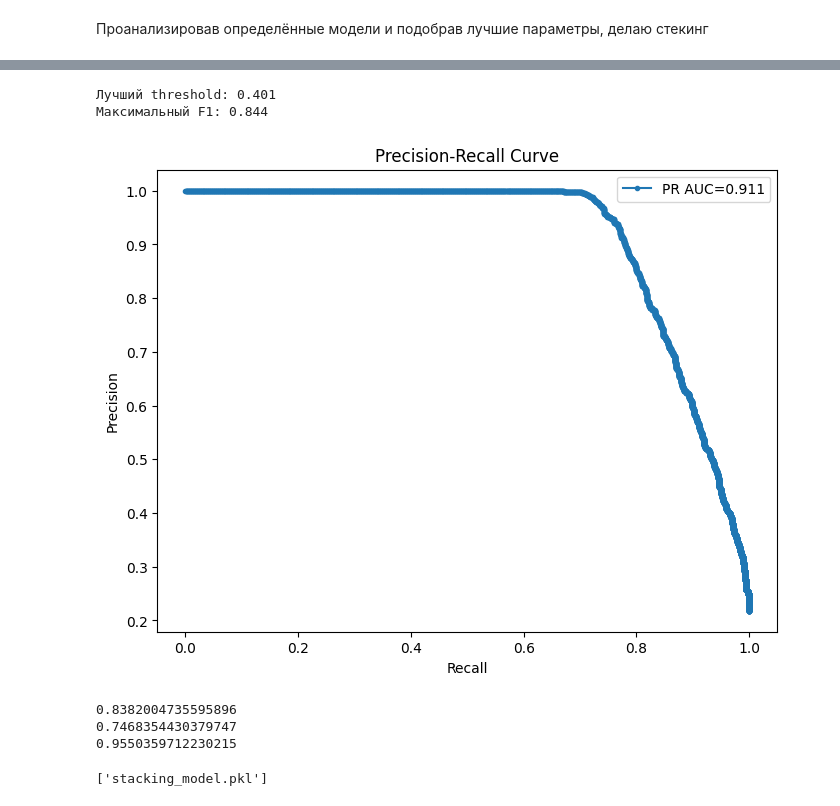
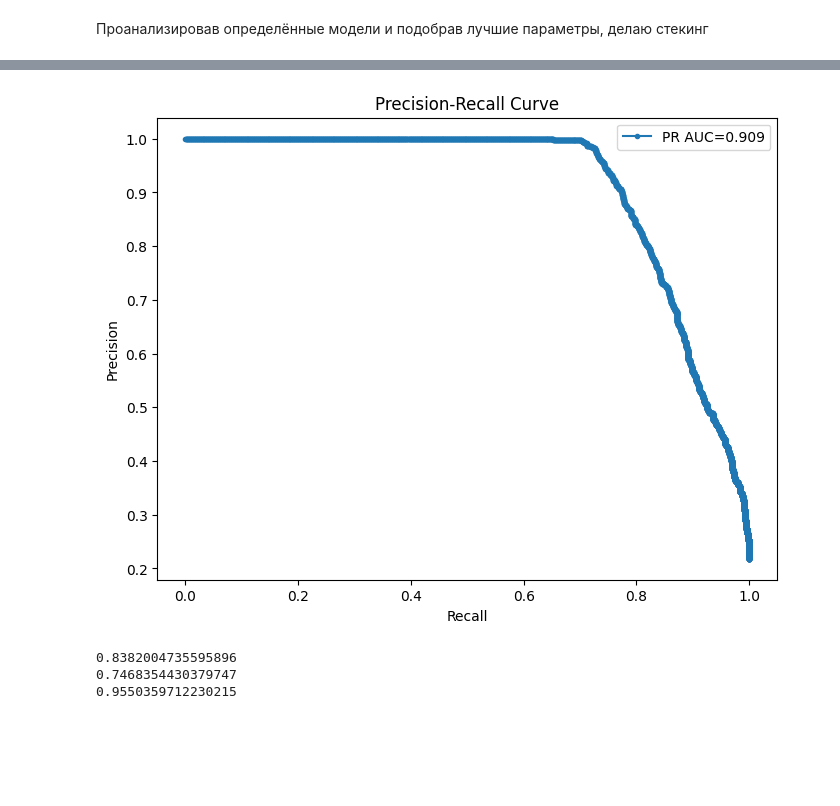
Before and after one commit to lakum48/Credit_scoring, a Jupyter notebook: model_training/training.ipynb, the cells around one changed output, grey strips where cells are left out. Saved outputs shown, nothing was run; the diff lists cells and outputs as text; code cells hidden in the pictures; blank space fills up the shorter version.

Commit message:
try to do better score

```diff
--- a/model_training/training.ipynb
+++ b/model_training/training.ipynb
@@ -61,3 +66,11 @@ memory usage: 3.0+ MB
 # %%
-data['loan_status'].hist()
+data['person_age'] = np.log1p(data['person_age'])
+data['person_emp_length'] = np.log1p(data['person_emp_length'])
+data['person_income'] = np.log1p(data['person_income'])
+
+for col in data.select_dtypes(include = [np.number]).columns:
+    plt.figure(figsize=(5,4))
+    sns.histplot(data[col], kde = True)
+    plt.title(col)
+    plt.show()
 # %% [output]
@@ -183,21 +207,11 @@ gradient_model = ImbPipeline([
 from sklearn.ensemble import StackingClassifier, GradientBoostingClassifier
 
 
-estimators = [
-    ('lgbm', lgbm_model),
-    ('catboost', catboost_model),
-    ('gradient_model', gradient_model)
-]
-final_estimator = LogisticRegression(random_state=42, max_iter=1000)
-
-# Сам стекинг
-stacking_model = StackingClassifier(
-    estimators=estimators,
-    final_estimator=final_estimator,
-    cv=5,
-    n_jobs=-1,
-    stack_method='predict_proba'  # чтобы использовать вероятности
-)
+stacking_model = ImbPipeline([
+    ('preprocessor', preprocessor),
+    ('smote', SMOTE(random_state=42)),
+    ('stack', StackingClassifier(estimators=estimators, final_estimator=final_model, n_jobs=-1))
+])
 
 stacking_model.fit(X_train, y_train)
 # %% [output]
@@ -232,34 +246,14 @@ print(precision_score(y_test, predict))
-# %%
-
-from sklearn.calibration import CalibratedClassifierCV
-
-calibrated = CalibratedClassifierCV(estimator=stacking_model, method='sigmoid', cv=5)
-calibrated.fit(X_train, y_train)
-y_proba_valid = calibrated.predict_proba(X_test)[:, 1]
-
-precision, recall, thresholds = precision_recall_curve(y_test, y_proba_valid)
-
-fbeta_scores = []
-beta = 1
-for t in thresholds:
-    preds = (y_proba_valid >= t).astype(int)
-    fbeta_scores.append(fbeta_score(y_test, preds, beta=beta))
-
-best_threshold = thresholds[np.argmax(fbeta_scores)]
-print(f"Лучший threshold: {best_threshold:.3f}")
-print(f"Максимальный F{beta}: {max(fbeta_scores):.3f}")
-# %% [output]
-Лучший threshold: 0.401
-Максимальный F1: 0.844
 # %%
+y_proba = stacking_model.predict_proba(X_test)[:, 1]
+precision, recall, treshold = precision_recall_curve(y_test, y_proba)
 pr_auc = auc(recall, precision)
 plt.figure(figsize=(8,6))
 plt.plot(recall, precision, marker='.', label=f'PR AUC={pr_auc:.3f}')
 plt.xlabel('Recall')
 plt.ylabel('Precision')
 plt.title('Precision-Recall Curve')
 plt.legend()
 plt.show()
 # %% [output]
-[figure, old version]
+[figure, new version]
 # %%
@@ -272,9 +266,3 @@ print(precision_score(y_test, predict))
 0.8382004735595896
 0.7468354430379747
 0.9550359712230215
-# %%
-import joblib
-
-joblib.dump(stacking_model, 'stacking_model.pkl')
-# %% [output]
-['stacking_model.pkl']
```
Also changed, not shown: parts of 13 cells of this notebook, 5 other files.
